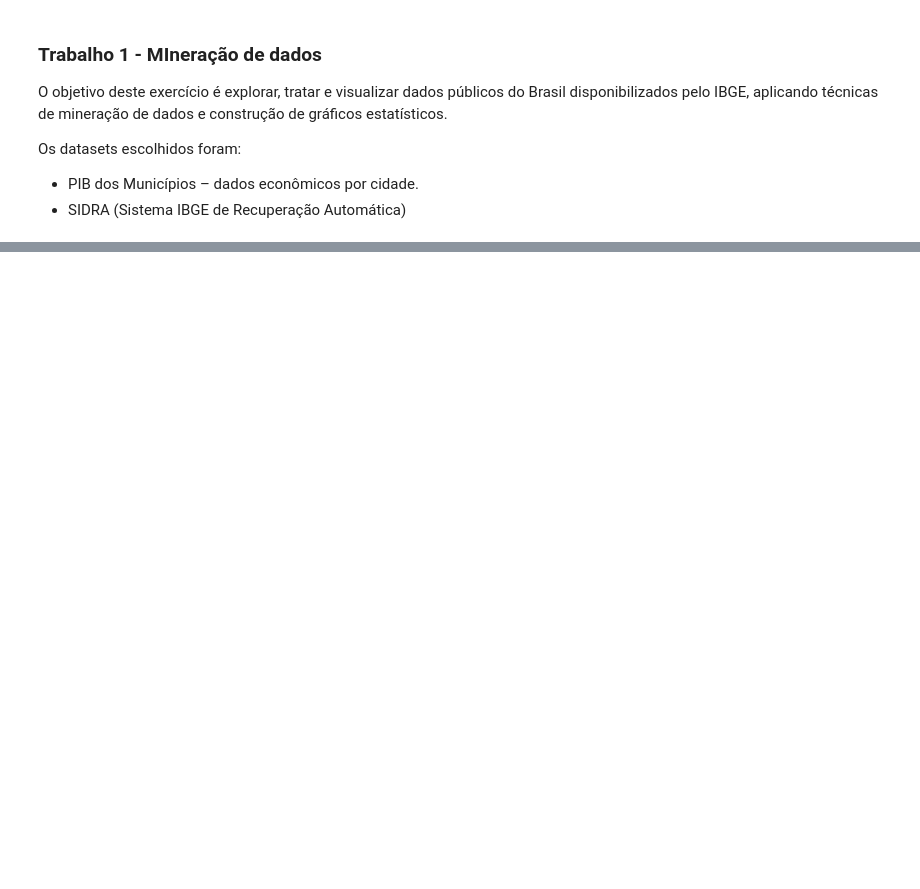
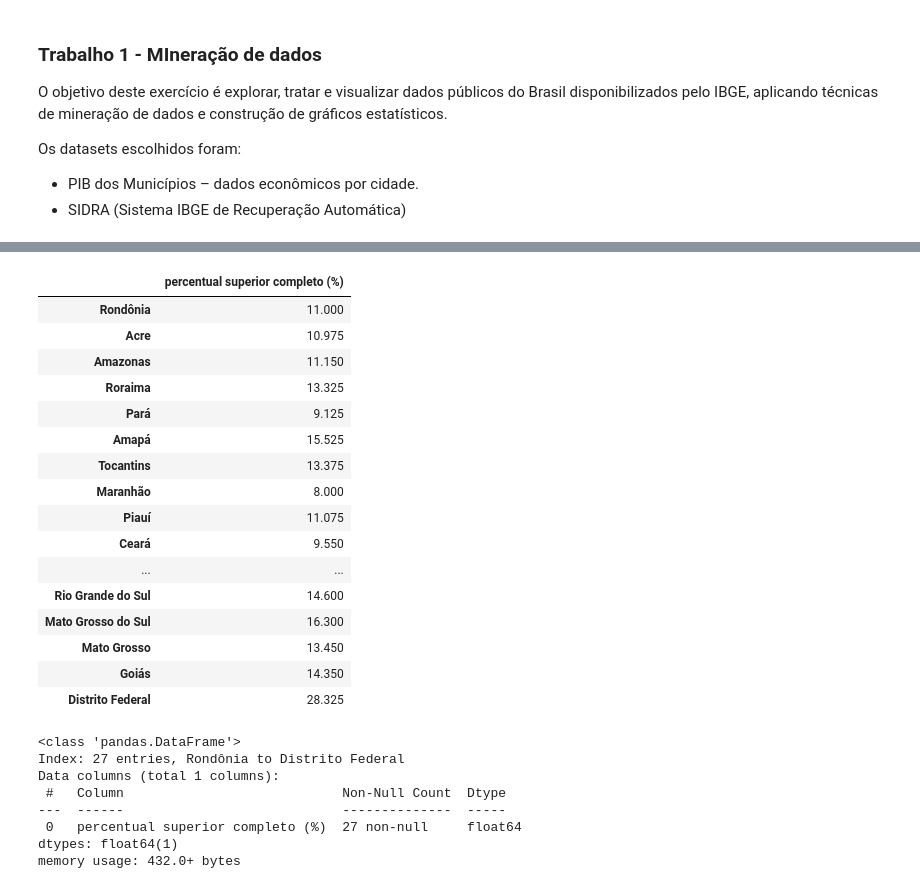
Before and after one commit to LiviaP24/mineracao-de-dados, a Jupyter notebook: trabalho.ipynb, the cells around one changed output, grey strips where cells are left out. Saved outputs shown, nothing was run; the diff lists cells and outputs as text; code cells hidden in the pictures; blank space fills up the shorter version.

```diff
--- a/trabalho.ipynb
+++ b/trabalho.ipynb
@@ -41,0 +129,34 @@ display(df_sidra)
+# %%
+df_educacao_copy = df_educacao.set_index(df_educacao.columns[0])
+
+df_educacao_copy.index.name = None
+
+df_educacao_copy = (df_educacao_copy.mean(axis=1).dropna().to_frame('percentual superior completo (%)'))
+
+display(df_educacao_copy)
+# %% [output]
+|  | percentual superior completo (%) |
+| Rondônia | 11.000 |
+| Acre | 10.975 |
+| Amazonas | 11.150 |
+| Roraima | 13.325 |
+| Pará | 9.125 |
+| Amapá | 15.525 |
+| Tocantins | 13.375 |
+| Maranhão | 8.000 |
+| Piauí | 11.075 |
+| Ceará | 9.550 |
+| ... | ... |
+| Rio Grande do Sul | 14.600 |
+| Mato Grosso do Sul | 16.300 |
+| Mato Grosso | 13.450 |
+| Goiás | 14.350 |
+| Distrito Federal | 28.325 |
+<class 'pandas.DataFrame'>
+Index: 27 entries, Rondônia to Distrito Federal
+Data columns (total 1 columns):
+ #   Column                            Non-Null Count  Dtype
+---  ------                            --------------  -----
+ 0   percentual superior completo (%)  27 non-null     float64
+dtypes: float64(1)
+memory usage: 432.0+ bytes
```
Also changed, not shown: parts of 6 cells of this notebook, 2 other files.
